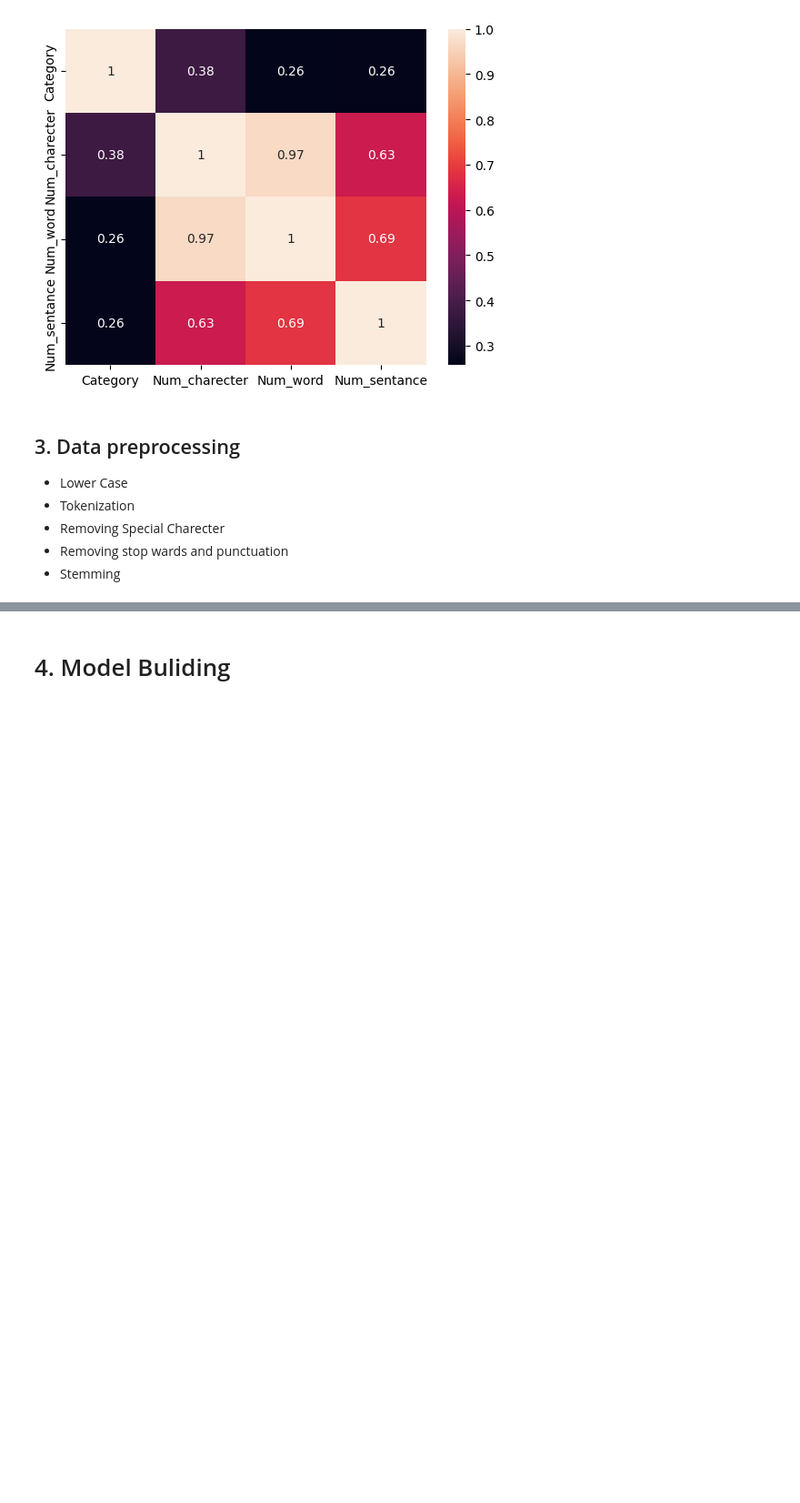
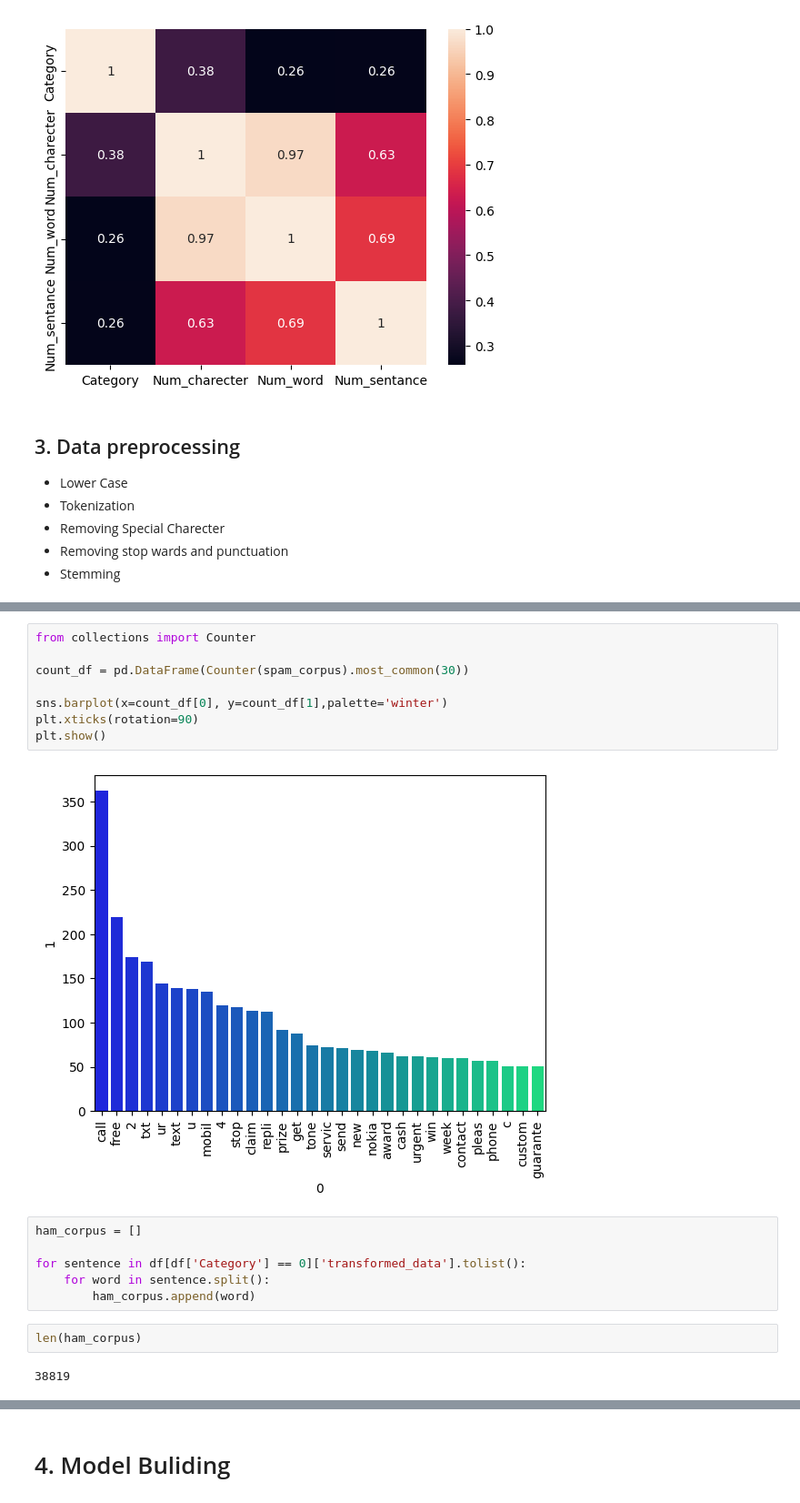
Before and after one commit to sujal-chauhan2006/ML-Projects, a Jupyter notebook: Email Spam Classifier/Email_Spam_Classifier.ipynb, the cells around one changed output, grey strips where cells are left out. Shown at 91% size. Saved outputs shown, nothing was run; the diff lists cells and outputs as text; blank space fills up the shorter version.

```diff
--- a/Email Spam Classifier/Email_Spam_Classifier.ipynb
+++ b/Email Spam Classifier/Email_Spam_Classifier.ipynb
@@ -184,0 +260,20 @@ data_preocessing('hello how AEE  && ## you')
+# %%
+from collections import Counter
+
+count_df = pd.DataFrame(Counter(spam_corpus).most_common(30))
+
+sns.barplot(x=count_df[0], y=count_df[1],palette='winter')
+plt.xticks(rotation=90)
+plt.show()
+# %% [output]
+[figure, added]
+# %%
+ham_corpus = []
+
+for sentence in df[df['Category'] == 0]['transformed_data'].tolist():
+    for word in sentence.split():
+        ham_corpus.append(word)
+# %%
+len(ham_corpus)
+# %% [output]
+38819
```
Also changed, not shown: parts of 52 cells of this notebook.
